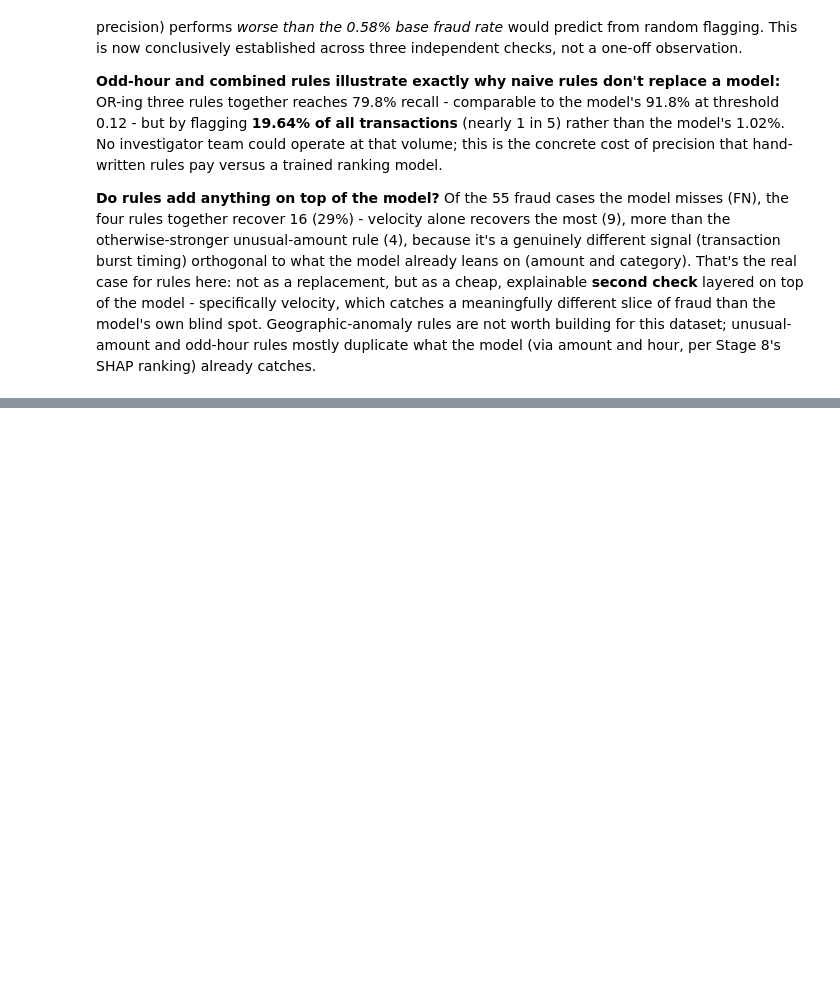
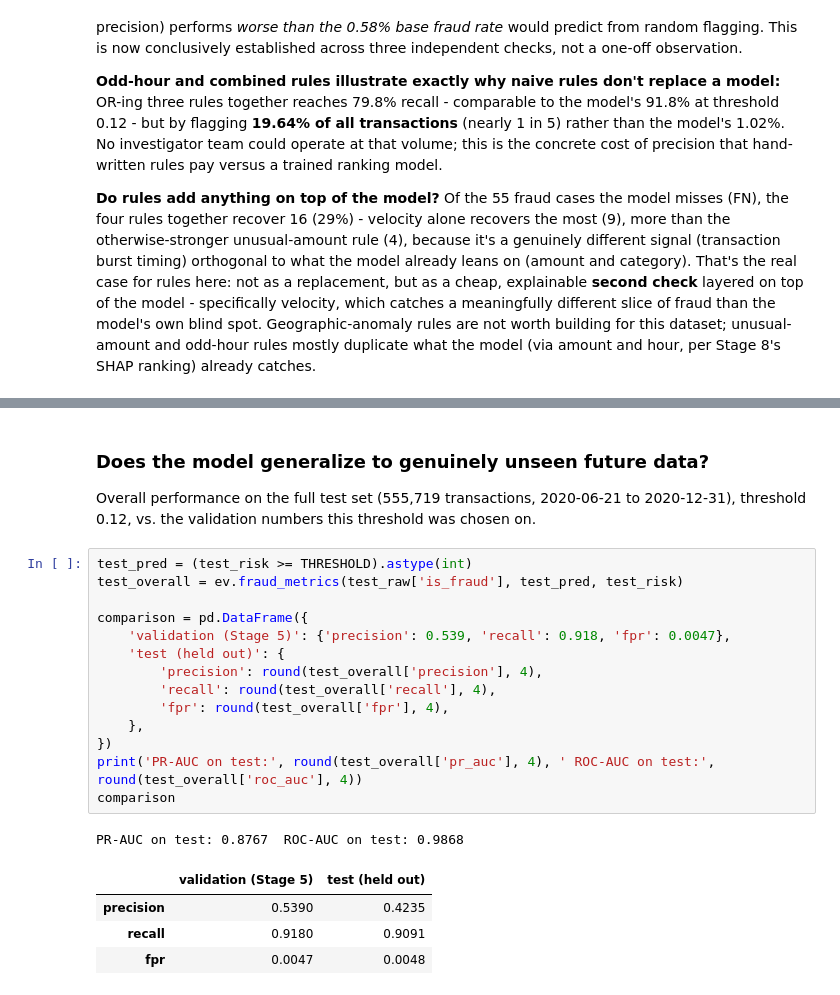
Before and after one commit to Ahussein9817/CreditCardFraudDetection, a Jupyter notebook: notebooks/04_error_analysis.ipynb, the cells around one changed output, grey strips where cells are left out. Cells and saved outputs as stored; diff of their text form; blank space fills up the shorter version.

```diff
--- a/notebooks/04_error_analysis.ipynb
+++ b/notebooks/04_error_analysis.ipynb
@@ -465,0 +484,24 @@ Geographic anomaly (>p95 distance)     recovers  5 of 55 model-missed fraud case
+# %% [markdown]
+### Does the model generalize to genuinely unseen future data?
+
+Overall performance on the full test set (555,719 transactions, 2020-06-21 to 2020-12-31), threshold 0.12, vs. the validation numbers this threshold was chosen on.
+# %%
+test_pred = (test_risk >= THRESHOLD).astype(int)
+test_overall = ev.fraud_metrics(test_raw['is_fraud'], test_pred, test_risk)
+
+comparison = pd.DataFrame({
+    'validation (Stage 5)': {'precision': 0.539, 'recall': 0.918, 'fpr': 0.0047},
+    'test (held out)': {
+        'precision': round(test_overall['precision'], 4),
+        'recall': round(test_overall['recall'], 4),
+        'fpr': round(test_overall['fpr'], 4),
+    },
+})
+print('PR-AUC on test:', round(test_overall['pr_auc'], 4), ' ROC-AUC on test:', round(test_overall['roc_auc'], 4))
+comparison
+# %% [output]
+PR-AUC on test: 0.8767  ROC-AUC on test: 0.9868
+|  | validation (Stage 5) | test (held out) |
+| precision | 0.5390 | 0.4235 |
+| recall | 0.9180 | 0.9091 |
+| fpr | 0.0047 | 0.0048 |
```
Also changed, not shown: parts of 7 cells of this notebook, 1 other file.
